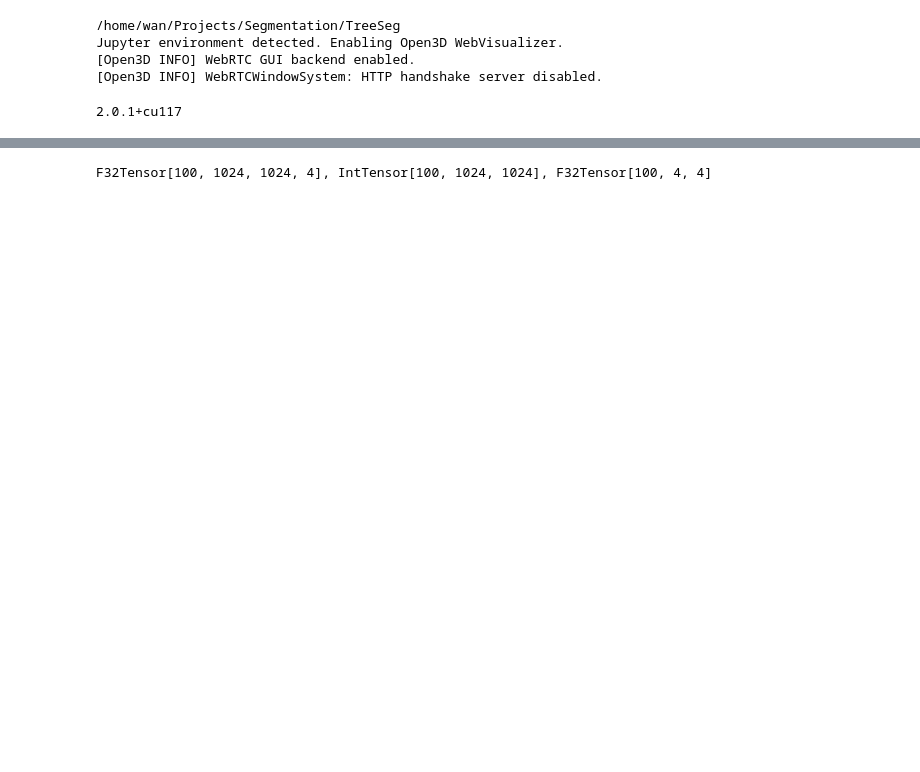
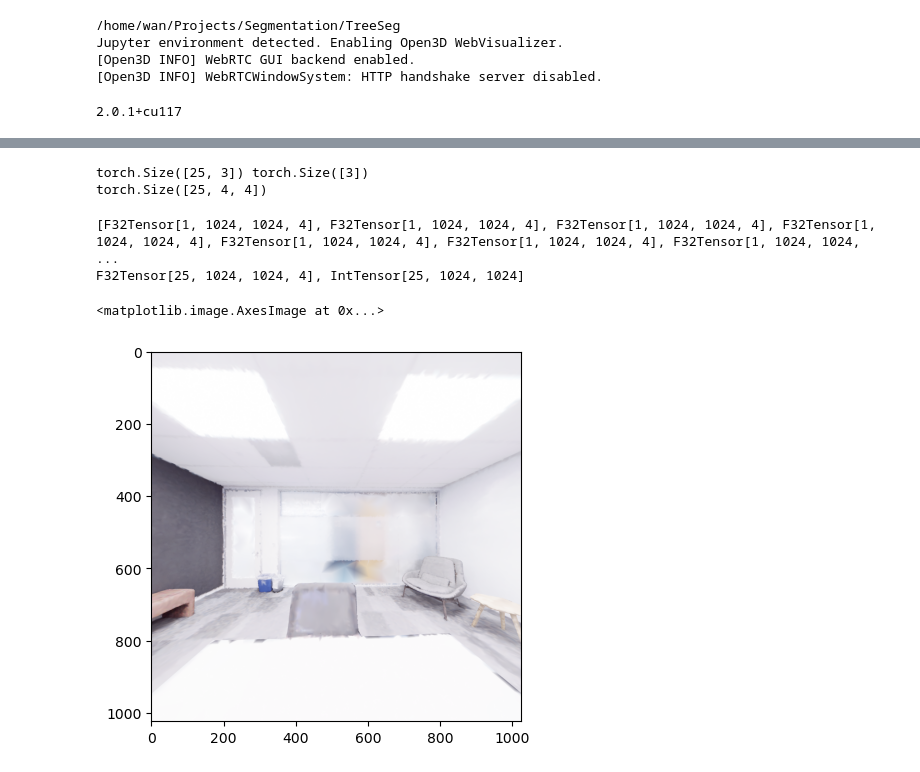
Before and after one commit to dnvtmf/OTS, a Jupyter notebook: paper/Replica_video.ipynb, the cells around one changed output, grey strips where cells are left out. Saved outputs shown, nothing was run; the diff lists cells and outputs as text; code cells hidden in the pictures; blank space fills up the shorter version.

```diff
--- a/paper/Replica_video.ipynb
+++ b/paper/Replica_video.ipynb
@@ -71,6 +73,29 @@ FileNotFoundError: [Errno 2] No such file or directory: '/home/wan/data/Replica/
-# %%
-image_dir = cache_dir.joinpath('images')
-images, tri_ids, Tw2vs = load_images(mesh, image_dir, num_views=100)
-print(utils.show_shape(images, tri_ids, Tw2vs))
-# %% [output]
-F32Tensor[100, 1024, 1024, 4], IntTensor[100, 1024, 1024], F32Tensor[100, 4, 4]
+# %%
+eye = torch.tensor([0, 0, 0.], device=device)
+n = 25 * 1
+phis = torch.linspace(0, 2 * torch.pi,n).to(device)
+theta = torch.full((n ,),  math.radians(90), device=device)
+at = ops_3d.coord_spherical_to(torch.ones(n, device=device), theta, phis)
+print(at.shape, eye.shape)
+Tw2v = ops_3d.look_at(eye[None].expand_as(at), at)
+print(Tw2v.shape)
+# %% [output]
+torch.Size([25, 3]) torch.Size([3])
+torch.Size([25, 4, 4])
+# %%
+images, tri_ids = [], []
+num_split = 1
+for s in range(0, n, num_split):
+    image, tri_id = render_mesh(glctx, mesh, Tw2v[s:s+num_split], fovy=math.radians(120))
+    images.append(image.cpu())
+    tri_ids.append(tri_id.cpu())
+print(utils.show_shape(images, tri_ids))
+images = torch.cat(images, dim=0)
+tri_ids = torch.cat(tri_ids, dim=0)
+print(utils.show_shape(images, tri_ids))
+plt.imshow(utils.as_np_image(images[0]))
+# %% [output]
+[F32Tensor[1, 1024, 1024, 4], F32Tensor[1, 1024, 1024, 4], F32Tensor[1, 1024, 1024, 4], F32Tensor[1, 1024, 1024, 4], F32Tensor[1, 1024, 1024, 4], F32Tensor[1, 1024, 1024, 4], F32Tensor[1, 1024, 1024,  ...
+F32Tensor[25, 1024, 1024, 4], IntTensor[25, 1024, 1024]
+<matplotlib.image.AxesImage at 0x...>
+[figure, added]
```
Also changed, not shown: parts of 8 cells of this notebook, 7 other files.
